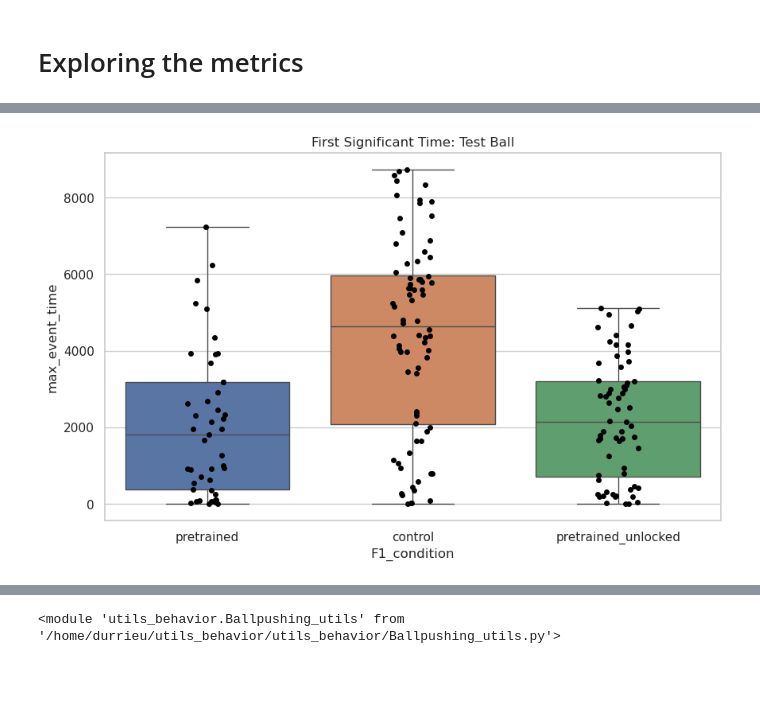
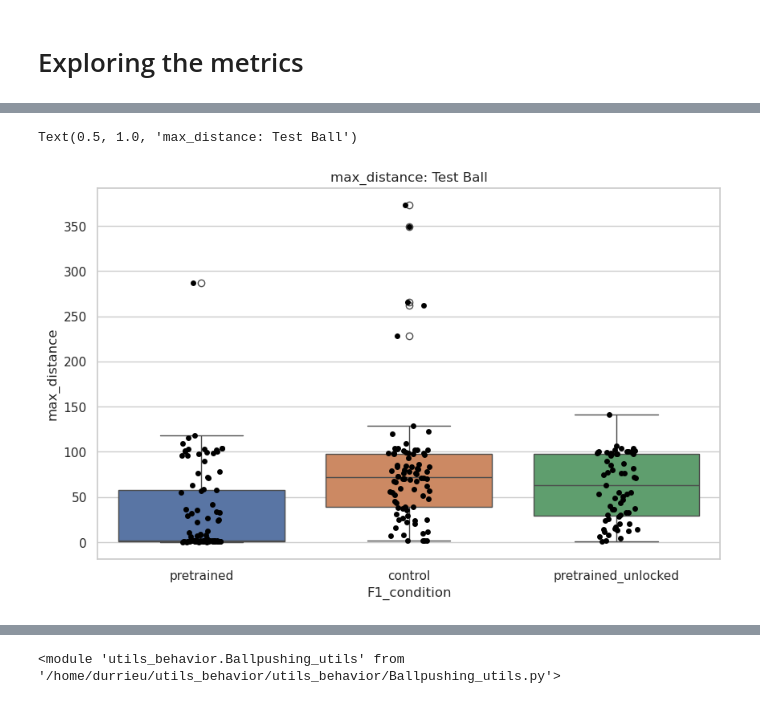
Before and after one commit to NeLy-EPFL/Tracking_Analysis, a Jupyter notebook: MazeRecorder/Analysis/F1_Sleap_New.ipynb, the cells around one changed output, grey strips where cells are left out. Drawn from its saved outputs; the diff is of its cells as text; code cells hidden in the pictures; blank space fills up the shorter version.

```diff
--- a/MazeRecorder/Analysis/F1_Sleap_New.ipynb
+++ b/MazeRecorder/Analysis/F1_Sleap_New.ipynb
@@ -172,7 +229,7 @@ Data_metrics.to_csv("/mnt/upramdya_data/MD/F1_Tracks/Datasets/241114_F1_Summary.
 # %%
 # Load the dataset from the csv file
 
-Data_metrics = pd.read_csv("/mnt/upramdya_data/MD/F1_Tracks/Datasets/241113_F1_Summary.csv")
+Data_metrics = pd.read_csv("/mnt/upramdya_data/MD/F1_Tracks/Datasets/241115_F1_Summary.csv")
 # %%
 Data_metrics
 # %%
@@ -218 +278,5 @@ merged
+# %%
+# Seaborn styling
+
+sns.set_theme(style="whitegrid")
 # %%
@@ -245,12 +587,9 @@ plt.show()
 # %%
-# Make a jitter boxplot of first significant time as function of F1 condition
+plt.figure(figsize=(10, 6))
+sns.boxplot(data=Data_Test, x='F1_condition', y='max_distance', hue='F1_condition')
+sns.stripplot(data=Data_Test, x='F1_condition', y='max_distance', color = "black", dodge=False, jitter=True)
 
-plt.figure(figsize=(10, 6))
-sns.boxplot(data=Data_Test, x='F1_condition', y='max_event_time', hue='F1_condition')
-sns.stripplot(data=Data_Test, x='F1_condition', y='max_event_time', color = "black", dodge=False, jitter=True)
-
-plt.title('First Significant Time: Test Ball')
-
-plt.show()
+plt.title('max_distance: Test Ball')
 # %% [output]
+Text(0.5, 1.0, 'max_distance: Test Ball')
-[figure, old version]
+[figure, new version]
```
Also changed, not shown: parts of 66 cells of this notebook, 4 other files.
